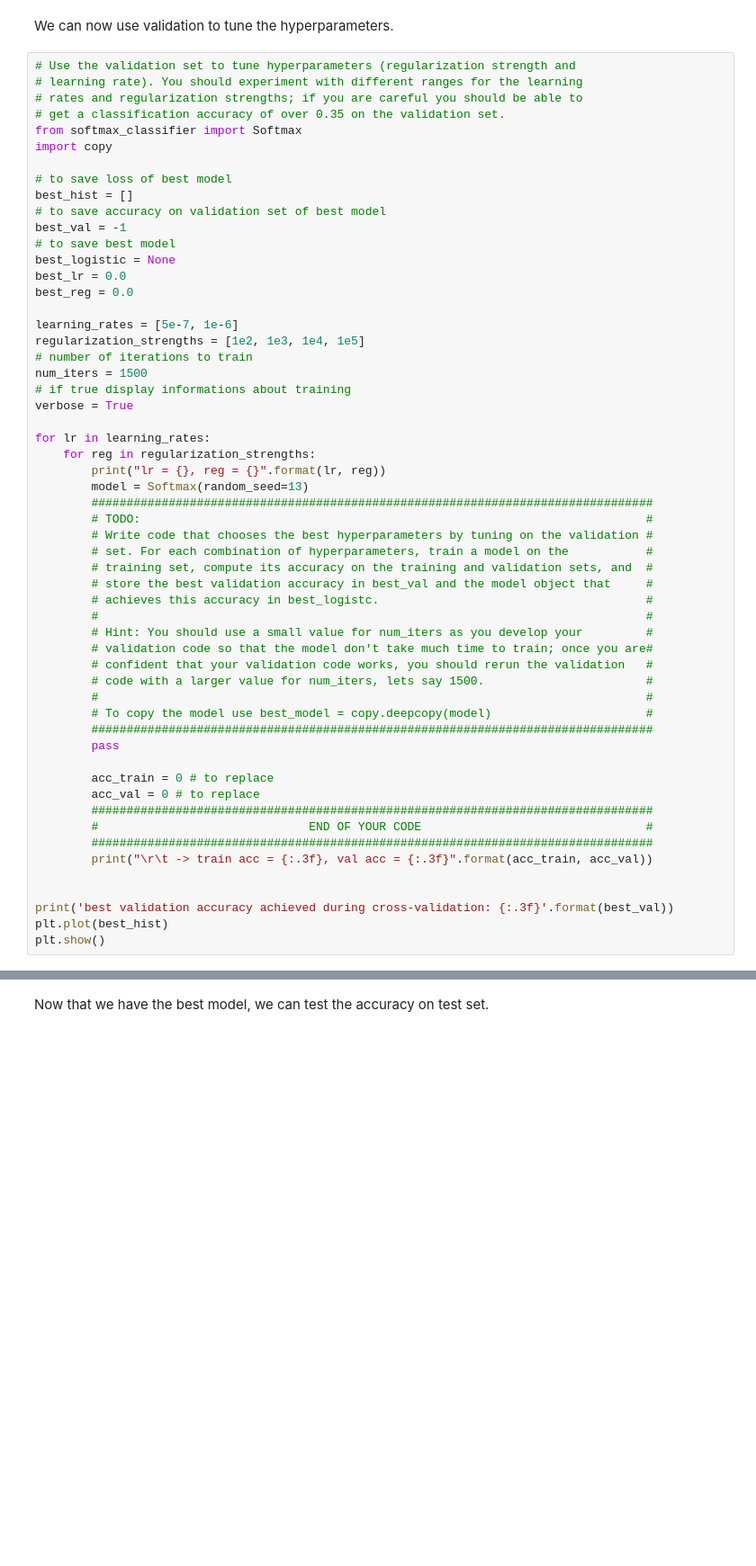
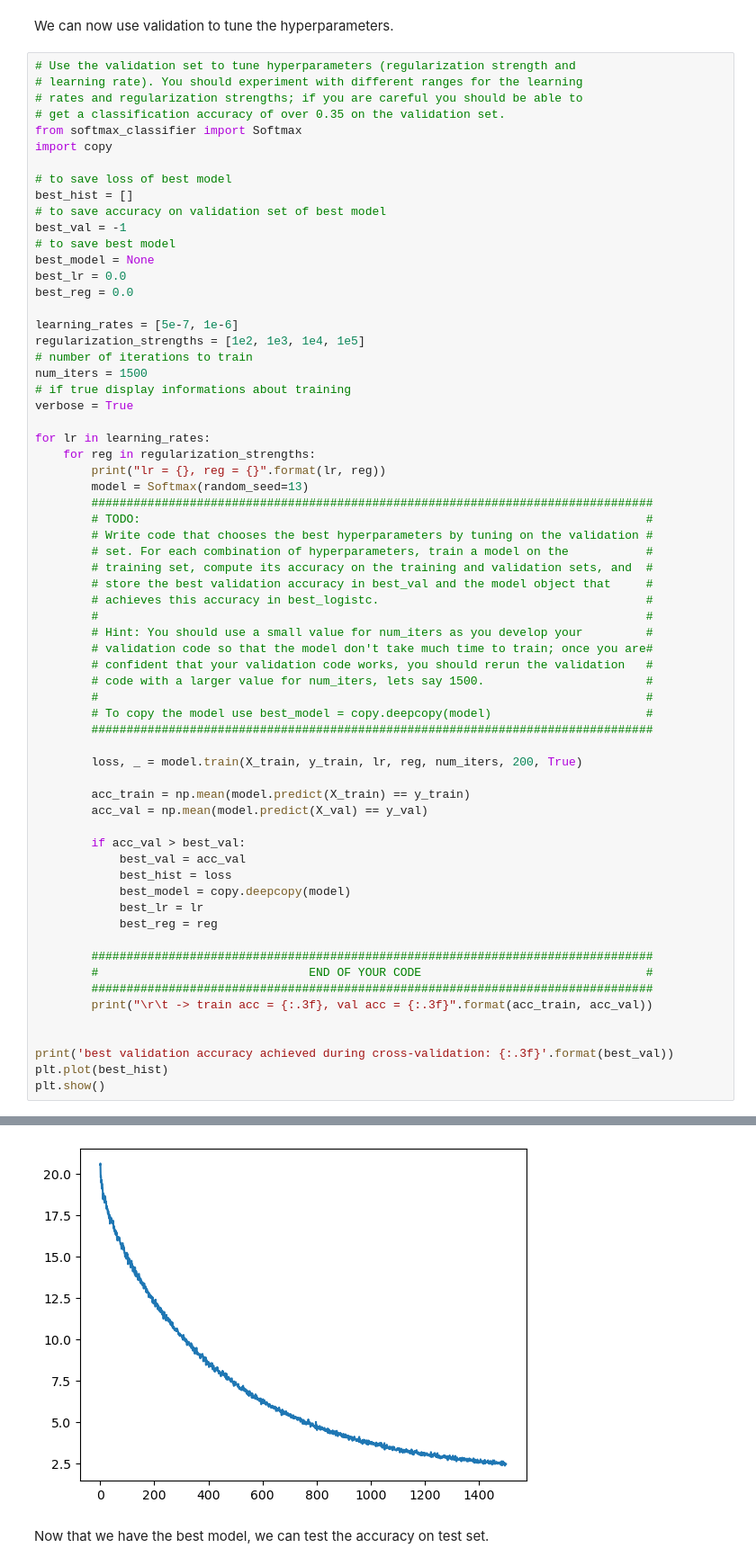
Before and after one commit to Arkanthara/data-mining, a Jupyter notebook: TP5_main.ipynb, the cells around one changed output, grey strips where cells are left out. Shown at 90% size. Saved outputs shown, nothing was run; the diff lists cells and outputs as text; blank space fills up the shorter version.

```diff
--- a/TP5_main.ipynb
+++ b/TP5_main.ipynb
@@ -499,7 +508,7 @@ best_hist = []
 # to save accuracy on validation set of best model
 best_val = -1
 # to save best model
-best_logistic = None
+best_model = None
 best_lr = 0.0
 best_reg = 0.0
 
@@ -529,10 +538,19 @@ for lr in learning_rates:
         #                                                                              #
         # To copy the model use best_model = copy.deepcopy(model)                      #
         ################################################################################
-        pass
 
-        acc_train = 0 # to replace
-        acc_val = 0 # to replace
+        loss, _ = model.train(X_train, y_train, lr, reg, num_iters, 200, True)
+
+        acc_train = np.mean(model.predict(X_train) == y_train)
+        acc_val = np.mean(model.predict(X_val) == y_val)
+
+        if acc_val > best_val:
+            best_val = acc_val
+            best_hist = loss
+            best_model = copy.deepcopy(model)
+            best_lr = lr
+            best_reg = reg
+
         ################################################################################
         #                              END OF YOUR CODE                                #
         ################################################################################
@@ -542,3 +560,4 @@ for lr in learning_rates:
 print('best validation accuracy achieved during cross-validation: {:.3f}'.format(best_val))
 plt.plot(best_hist)
 plt.show()
+# %% [output]
@@ -545,3 +581,4 @@ plt.show()
+[figure, added]
 # %% [markdown]
 Now that we have the best model, we can test the accuracy on test set.
 # %%
```
Also changed, not shown: parts of 10 cells of this notebook, 2 other files.
